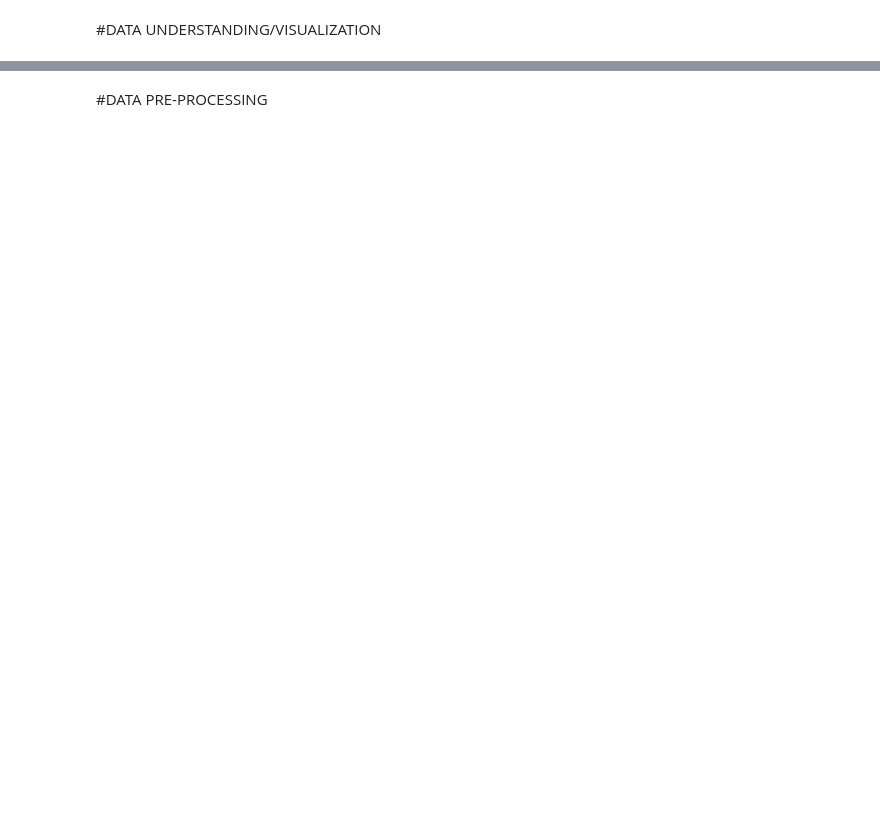
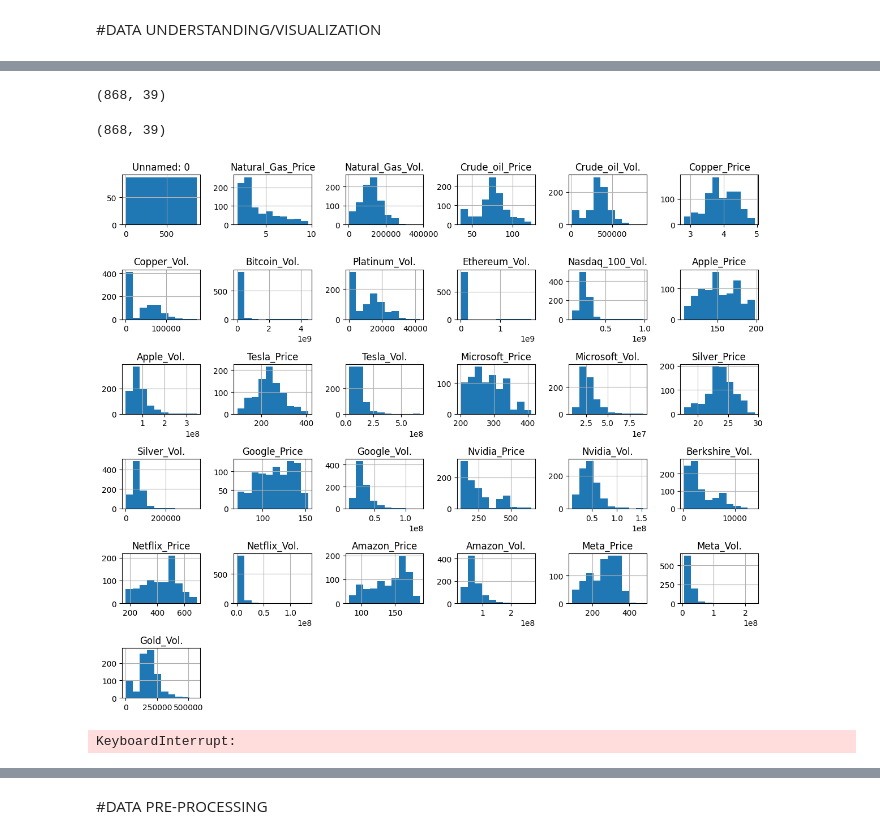
Before and after one commit to ccopenh1/3162-final-project, a Jupyter notebook: 3162_Final_Project_Group7.ipynb, the cells around one changed output, grey strips where cells are left out. Drawn from its saved outputs; the diff is of its cells as text; code cells hidden in the pictures; blank space fills up the shorter version.

```diff
--- a/3162_Final_Project_Group7.ipynb
+++ b/3162_Final_Project_Group7.ipynb
@@ -16,2 +77,5 @@ The dataset we will utilize for our project is sourced from an extensive examina
 # %% [markdown]
 #DATA UNDERSTANDING/VISUALIZATION
+# %%
+data = pd.read_csv('Stock Market Dataset.csv')
+data.head()
@@ -17,0 +134,2 @@ The dataset we will utilize for our project is sourced from an extensive examina
+# %%
+data.bfill(inplace=True)
@@ -17,0 +156,3 @@ The dataset we will utilize for our project is sourced from an extensive examina
+# %%
+data.dropna(inplace=True)
+data.isna().sum()
@@ -17,0 +190,20 @@ The dataset we will utilize for our project is sourced from an extensive examina
+# %%
+data.shape
+# %% [output]
+(868, 39)
+# %%
+data.drop_duplicates(inplace=True)
+data.shape
+# %% [output]
+(868, 39)
+# %%
+data.hist(figsize=(12, 10))
+plt.tight_layout()
+plt.show()
+# %% [output]
+[figure, added]
+# %%
+sns.pairplot(data)
+plt.show()
+# %% [output]
+KeyboardInterrupt:
```
Also changed, not shown: parts of 47 cells of this notebook.
